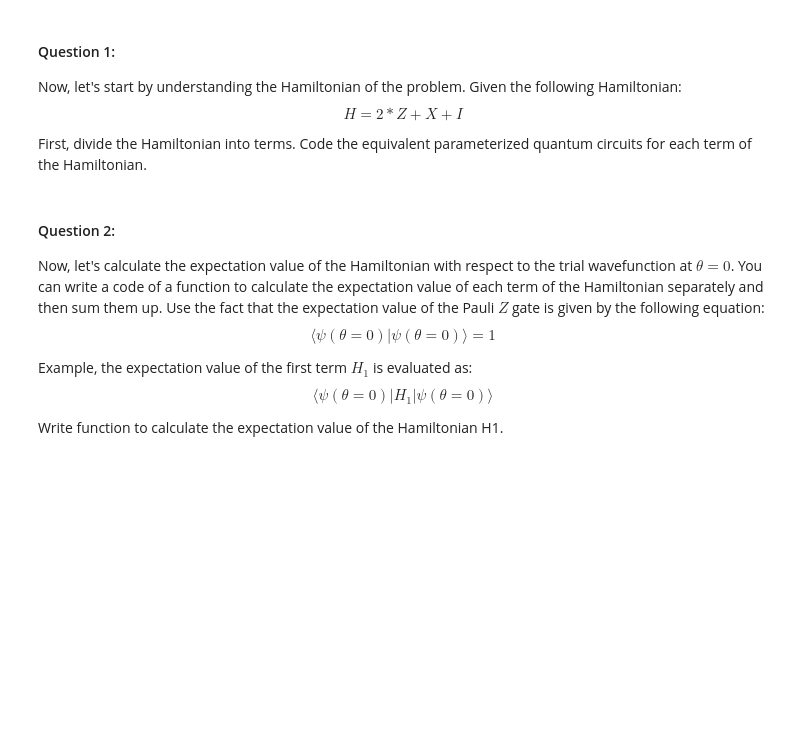
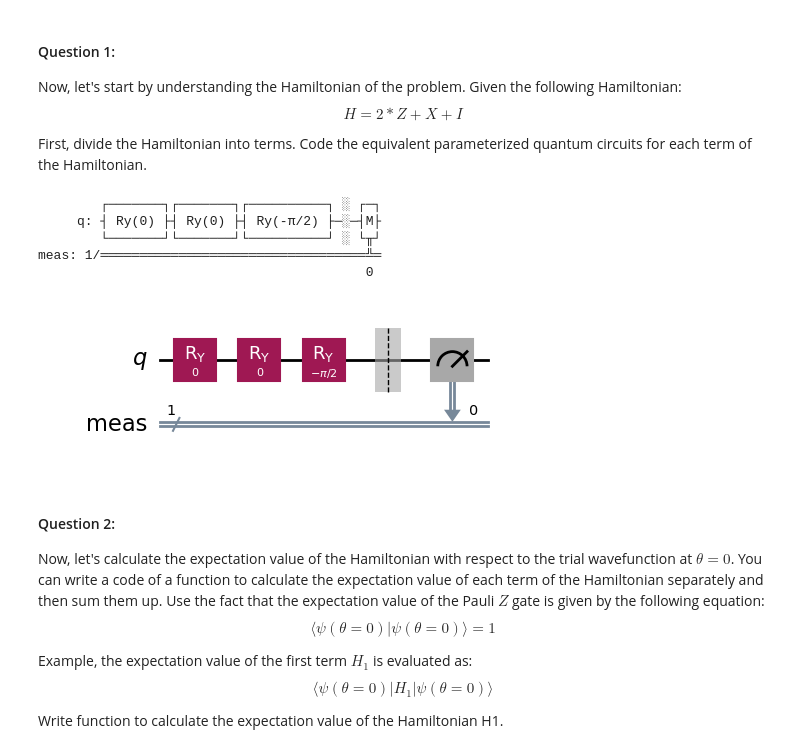
Before and after one commit to Lilith207/PythonForQuantum, a Jupyter notebook: Advanced/Assignment 5/AQC_assignment_VQE_student_ver.ipynb, the cells around one changed output. Drawn from its saved outputs; the diff is of its cells as text; code cells hidden in the pictures; blank space fills up the shorter version.

```diff
--- a/Advanced/Assignment 5/AQC_assignment_VQE_student_ver.ipynb
+++ b/Advanced/Assignment 5/AQC_assignment_VQE_student_ver.ipynb
@@ -237,27 +242,47 @@ First, divide the Hamiltonian into terms. Code the equivalent parameterized quan
 # %%
 # Question 1: write your code here,
 # to create a quantum circuit of 1 qubit and 1 classical bit
 # act on the qubit with the ansatz and the gate equivalent to the Hamiltonian term
-
-# Term 1:Ansatz = 2.Z
-def H1_ansatz(n_qubits,param):
-  # write your code here
+import math
+# Term 1:Ansatz = 2*(Z)
+def H1_ansatz(n_qubits, theta):
+    qc = QuantumCircuit(n_qubits)
+    qc.ry(theta, 0)
     return qc
 
 # Term 2: Hamiltonian = X
-def H2_ansatz(n_qubits,param):
- # write your code here
+def H2_ansatz(n_qubits, theta):
+    qc = QuantumCircuit(n_qubits)
+    qc.ry(theta, 0)
+    qc.ry(-math.pi/2, 0)
     return qc
 
 # Term 3: Hamiltonian = I
-def H3_ansatz(n_qubits,param):
- # write your code heren
+def H3_ansatz(n_qubits, theta): #this does nothing btw
+    qc = QuantumCircuit(n_qubits)
     return qc
 
 # You can combine the ansatz for each term to create the ansatz for the Hamiltonian
-def Hamiltonian_ansatz(n_qubits,params):
+def Hamiltonian_ansatz(n_qubits, theta):
  # write your code here
+    qc = H1_ansatz(1, theta)
+    qc &= H2_ansatz(1, theta)
+    qc &= H3_ansatz(1, theta)
     return qc
+
+
+qc = Hamiltonian_ansatz(1, 0)
+qc.measure_all(qc)
+print(qc)
+# we can also draw the circuit
+qc.draw(output='mpl')
+# %% [output]
+        ┌───────┐┌───────┐┌──────────┐ ░ ┌─┐
+     q: ┤ Ry(0) ├┤ Ry(0) ├┤ Ry(-π/2) ├─░─┤M├
+        └───────┘└───────┘└──────────┘ ░ └╥┘
+meas: 1/══════════════════════════════════╩═
+                                          0
+[figure, added]
 # %% [markdown]
 #### Question 2:
 
```
Also changed, not shown: parts of 26 cells of this notebook.
